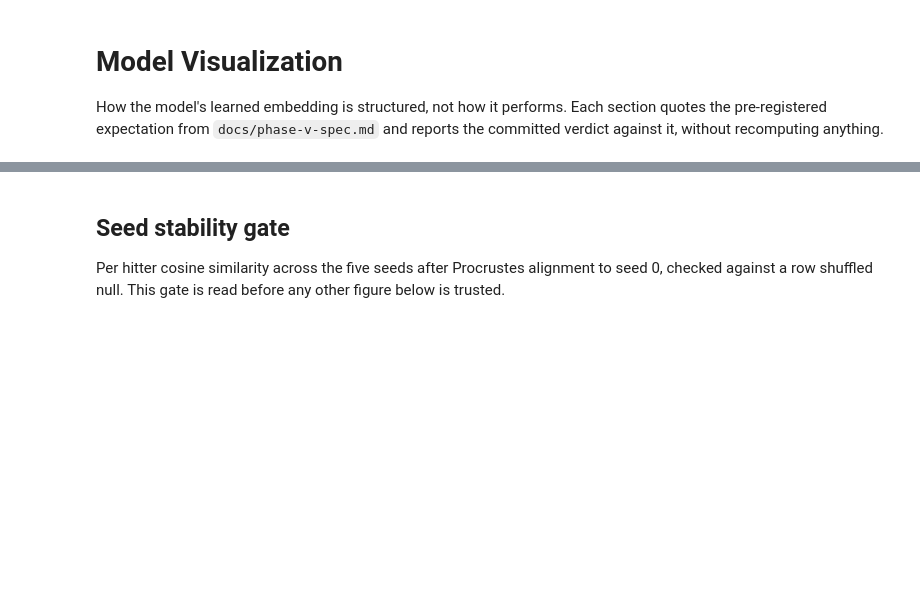
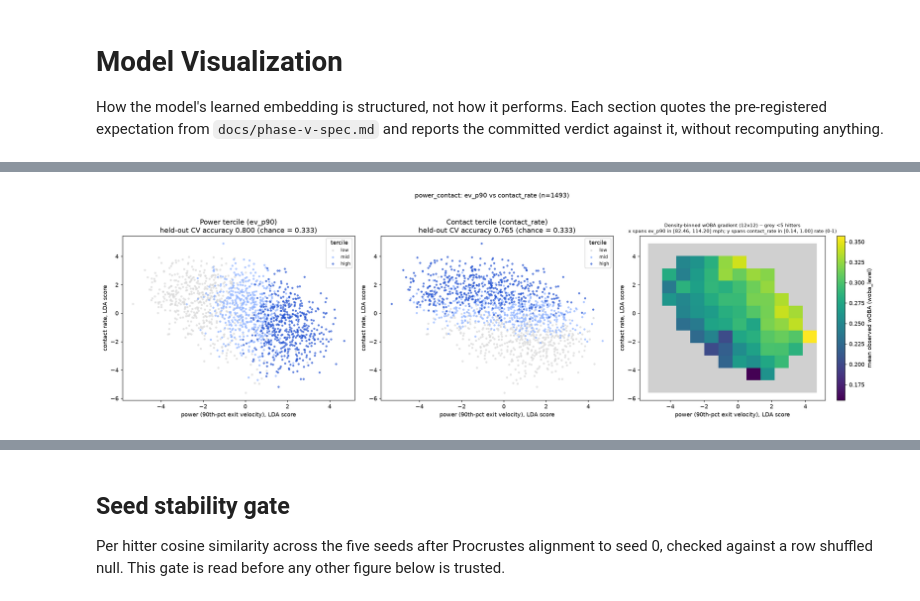
Before and after one commit to nseluga/Hitter-Embedding, a Jupyter notebook: notebooks/09_model_visualization.ipynb, the cells around one changed output, grey strips where cells are left out. Saved outputs shown, nothing was run; the diff lists cells and outputs as text; code cells hidden in the pictures; blank space fills up the shorter version.

Commit message:
final visualizsations complete

```diff
--- a/notebooks/09_model_visualization.ipynb
+++ b/notebooks/09_model_visualization.ipynb
@@ -12,7 +12,12 @@ from pathlib import Path
 import pandas as pd
 from IPython.display import Image, display
 
-RESULTS = Path(os.environ.get("MV_RESULTS", "results/model_visualization"))
+# Anchor to the repo root so the notebook runs from any working directory --
+# Jupyter launched in notebooks/ and nbconvert both set cwd to the notebook's
+# own folder, where the relative results/ paths below do not resolve.
+REPO = next(p for p in [Path.cwd(), *Path.cwd().parents] if (p / "requirements.txt").exists() and (p / "src").is_dir())
+
+RESULTS = Path(os.environ.get("MV_RESULTS", REPO / "results/model_visualization"))
 
 pd.set_option("display.width", 200)
 pd.set_option("display.max_columns", 30)
@@ -18,0 +44,20 @@ pd.set_option("display.max_columns", 30)
+# %%
+EMB = REPO / "results/embedding_structure"
+
+with open(EMB / "embedding_alt_views.json") as f:
+    alt_views = json.load(f)
+
+axes_table = pd.DataFrame([
+    {
+        "pairing": pid,
+        "x metric": s["x"]["metric"],
+        "x held-out CV": round(s["x"]["lda_cv_accuracy_mean"], 3),
+        "y metric": s["y"]["metric"],
+        "y held-out CV": round(s["y"]["lda_cv_accuracy_mean"], 3),
+        "hitters": s["n_hitters_plotted"],
+        "r (LDA space)": round(s["axis_correlation"]["lda_projected"], 3),
+        "r (hitter level)": round(s["axis_correlation"]["raw_metric"], 3),
+    }
+    for pid, s in alt_views["pairings"].items()
+])
+axes_table
@@ -18,0 +76,4 @@ pd.set_option("display.max_columns", 30)
+# %%
+display(Image(filename=str(EMB / "figures" / "fig_axes_power_contact.png")))
+# %% [output]
+[figure, added]
```
Also changed, not shown: parts of 54 cells of this notebook, 9 other files.
